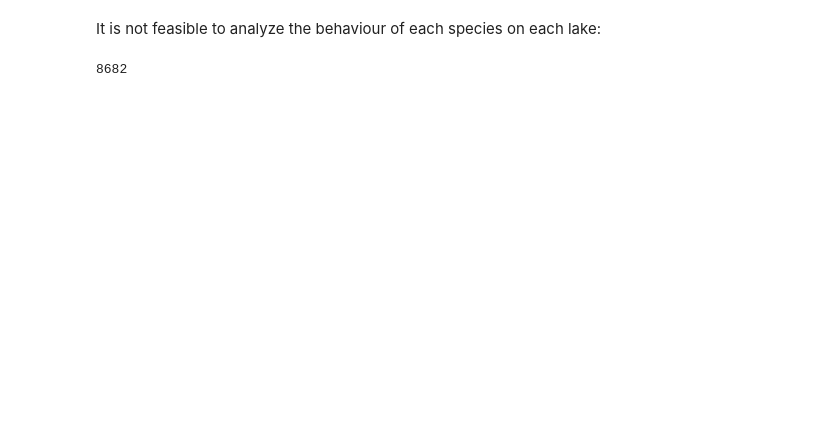
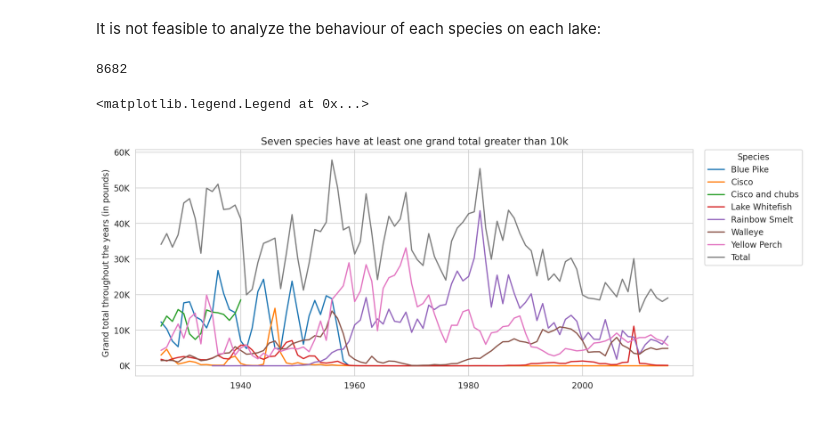
Before and after one commit to tayrone/tidy_tuesday_python, a Jupyter notebook: fishing_210608.ipynb, the cells around one changed output. Cells and saved outputs as stored; diff of their text form; code cells hidden in the pictures; blank space fills up the shorter version.

```diff
--- a/fishing_210608.ipynb
+++ b/fishing_210608.ipynb
@@ -81,0 +103,19 @@ grand_total = grand_total.append(year_total, ignore_index = True)
+# %%
+plt.figure(figsize = (12, 5), dpi = 200)
+
+plt.ticklabel_format(style = 'sci', axis = 'y')
+plt.title('Seven species have at least one grand total greater than 10k')
+plt.ylabel('Grand total throughout the years (in pounds)')
+plt.xlabel(' ')
+
+ax = sns.lineplot(x = 'year', y = 'grand_total',
+                  data  = grand_total, hue = 'species')
+
+ax.yaxis.set_major_formatter(
+    ticker.FuncFormatter(lambda x, pos: '{:,.0f}'.format(x/1000) + 'K'))
+
+plt.legend(title = 'Species',
+           bbox_to_anchor = (1.02, 1), loc = 2, borderaxespad = 0.)
+# %% [output]
+<matplotlib.legend.Legend at 0x...>
+[figure, added]
```
Also changed, not shown: parts of 10 cells of this notebook.
